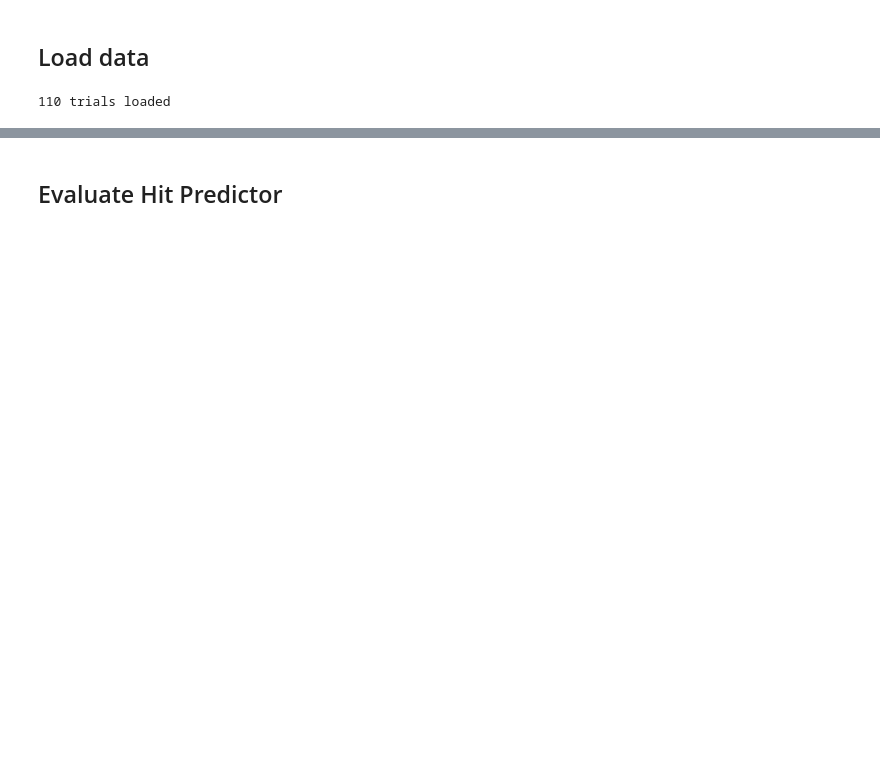
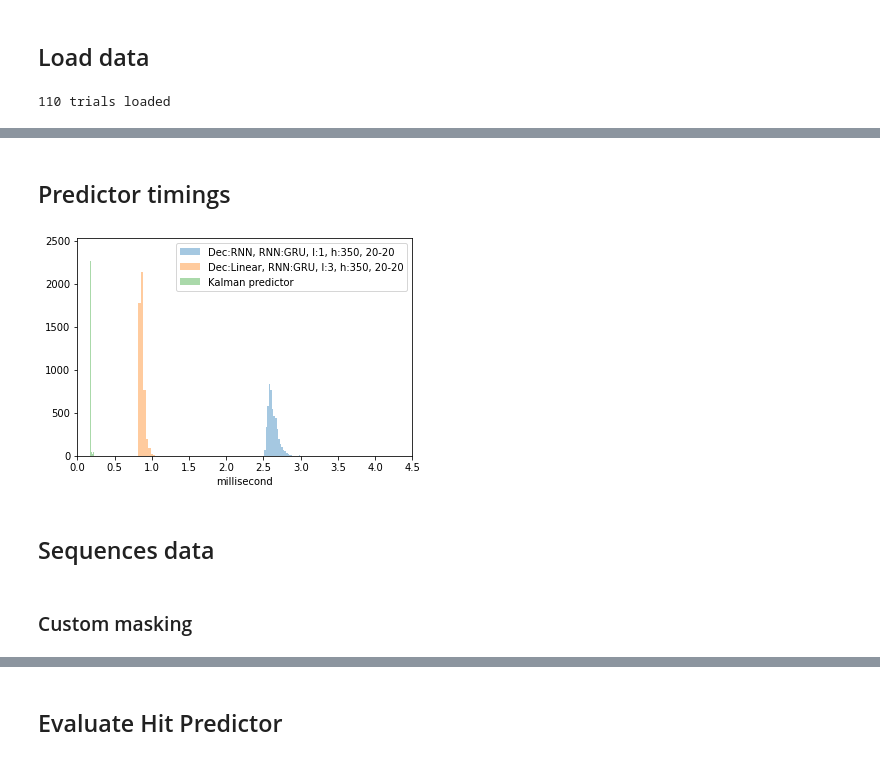
Before and after one commit to regevti/Pogona_Pursuit, a Jupyter notebook: Arena/Prediction/notebooks/predictor_evaluate.ipynb, the cells around one changed output, grey strips where cells are left out. Cells and saved outputs as stored; diff of their text form; code cells hidden in the pictures; blank space fills up the shorter version.

```diff
--- a/Arena/Prediction/notebooks/predictor_evaluate.ipynb
+++ b/Arena/Prediction/notebooks/predictor_evaluate.ipynb
@@ -372,0 +70,2 @@ plt.savefig('../experiments_plots/kalman_timings.png', dpi=200)
+# %%
+model_names = ['RNN_GRU_1013-1951_i20_o20_h350_l1','Linear_GRU_1013-1345_i20_o20_h350_l3']
@@ -372,0 +82,5 @@ plt.savefig('../experiments_plots/kalman_timings.png', dpi=200)
+# %%
+# Kalman Trajectory Predictor
+kalman_predictor = kalman_predict.KalmanPredictor(forecast_horizon=20,
+                                                num_derivatives=1,
+                                                q_var=2.145, r_var=120.0)
@@ -372,0 +92,43 @@ plt.savefig('../experiments_plots/kalman_timings.png', dpi=200)
+# %% [markdown]
+## Predictor timings
+# %%
+def seq2seq_name(traj_pred):
+    inp_len = traj_pred.model_params['network_params']['inp_seq_len']
+    out_len = traj_pred.model_params['network_params']['out_seq_len']
+    decoder_type = traj_pred.model_params['network_params']['decoder_type']
+    rnn_type = traj_pred.model_params['network_params']['rnn_type']
+    rnn_layers = traj_pred.model_params['network_params']['rnn_layers']
+    hidden_size = traj_pred.model_params['network_params']['hidden_size']
+    return f'Dec:{decoder_type}, RNN:{rnn_type}, l:{rnn_layers}, h:{hidden_size}, {inp_len}-{out_len}'
+# %%
+K = 5000
+
+rand_bboxes = np.random.random((K, 4))
+
+timings = []
+for traj_pred in seq2seq_models + [kalman_predictor]:
+    results, _ = train_eval.eval_trajectory_predictor(traj_pred, rand_bboxes, show_progress=False)
+    times_arr = np.array(results['times'])
+    timings.append(times_arr)
+# %%
+thresh = 0.005
+bins = 30
+
+for traj_pred, times in zip(seq2seq_models + [kalman_predictor], timings):
+    if traj_pred == kalman_predictor:
+        label = "Kalman predictor"
+    else:
+        label = seq2seq_name(traj_pred)
+    sns.distplot(times[times < thresh]*1000, bins=bins, kde=False, label=label)
+
+plt.legend()
+plt.xticks(np.arange(0, 5, 0.5))
+plt.xlabel('millisecond')
+#plt.ylim((0, 1500))
+plt.savefig('../experiments_plots/all_timings.png', dpi=200)
+# %% [output]
+[figure, added]
+# %% [markdown]
+## Sequences data
+# %% [markdown]
+### Custom masking
```
Also changed, not shown: parts of 178 cells of this notebook, 15 other files.
